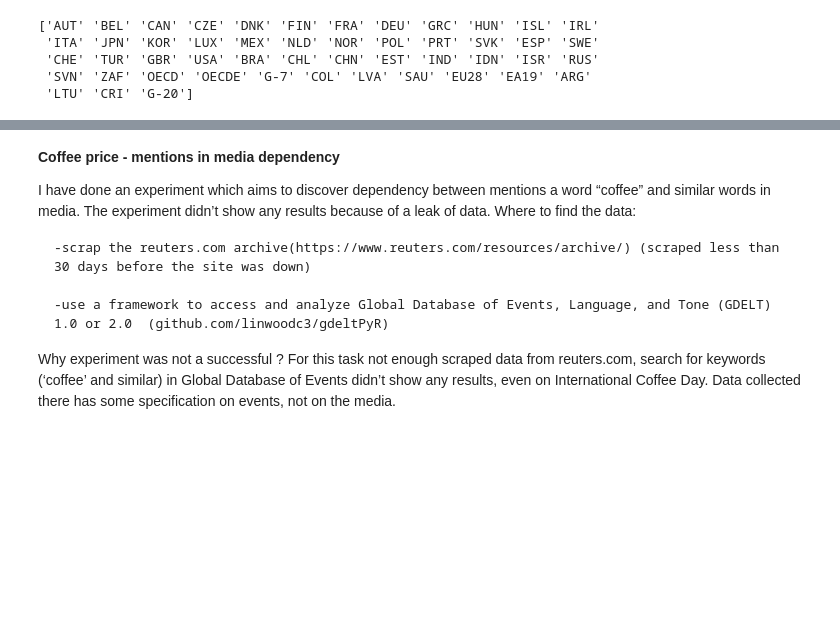
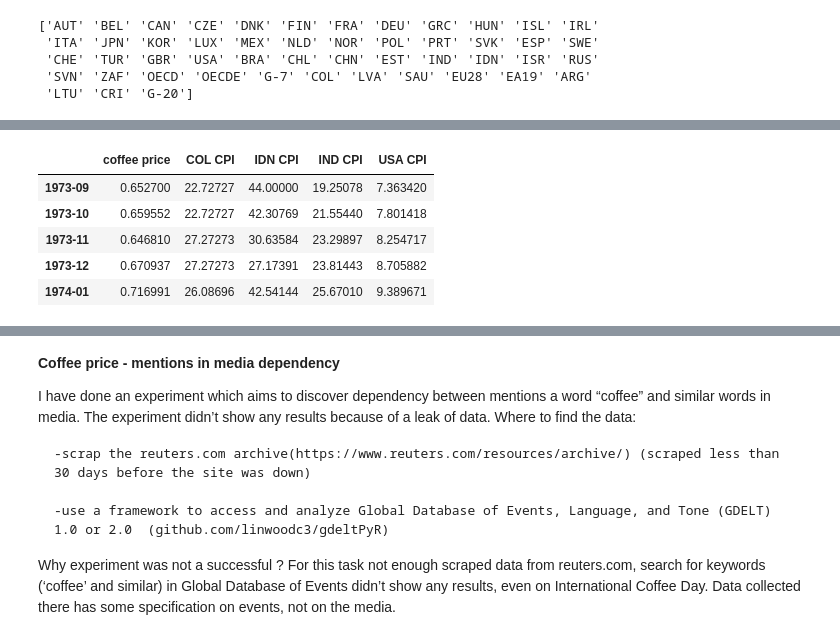
Before and after one commit to irynakostyshyn/coffee-price-prediction, a Jupyter notebook: merge_datasets.ipynb, the cells around one changed output, grey strips where cells are left out. Cells and saved outputs as stored; diff of their text form; code cells hidden in the pictures; blank space fills up the shorter version.

```diff
--- a/merge_datasets.ipynb
+++ b/merge_datasets.ipynb
@@ -394,8 +314,8 @@ names = cpi.LOCATION.unique()
 # %%
-def insert_data():
-    for c in ['USA', 'IND', 'IDN', 'COL']:
-        loc_df = df_cpi.loc[df_cpi['LOCATION'] == c]
-        df.insert(loc=1, column='{} CPI'.format(c), value=[i for i in loc_df["Value"]])
+def insert_data(list_of_countries, location, value):
+    for c in list_of_countries:
+        loc_df = df_cpi.loc[df_cpi[location] == c]
+        df.insert(loc=1, column='{} CPI'.format(c), value=[i for i in loc_df[value]])
 # %%
 print(names)
 # %% [output]
@@ -430,3 +327,13 @@ df
+# %%
+insert_data(['USA', 'IND', 'IDN', 'COL'], 'LOCATION', 'Value')
+df.head()
+# %% [output]
+|  | coffee price | COL CPI | IDN CPI | IND CPI | USA CPI |
+| 1973-09 | 0.652700 | 22.72727 | 44.00000 | 19.25078 | 7.363420 |
+| 1973-10 | 0.659552 | 22.72727 | 42.30769 | 21.55440 | 7.801418 |
+| 1973-11 | 0.646810 | 27.27273 | 30.63584 | 23.29897 | 8.254717 |
+| 1973-12 | 0.670937 | 27.27273 | 27.17391 | 23.81443 | 8.705882 |
+| 1974-01 | 0.716991 | 26.08696 | 42.54144 | 25.67010 | 9.389671 |
 # %%
 df_disaster.head(25)
 # %% [output]
```
Also changed, not shown: parts of 21 cells of this notebook, 2 other files.
